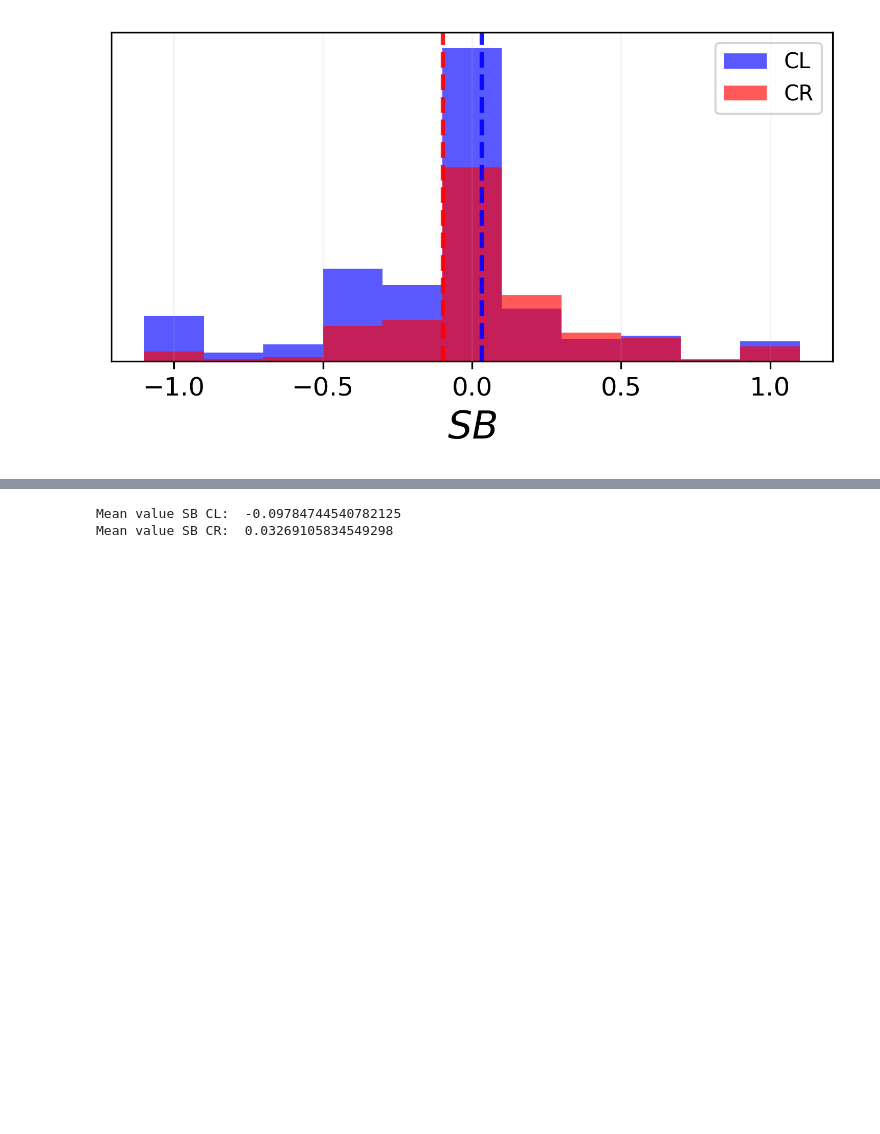
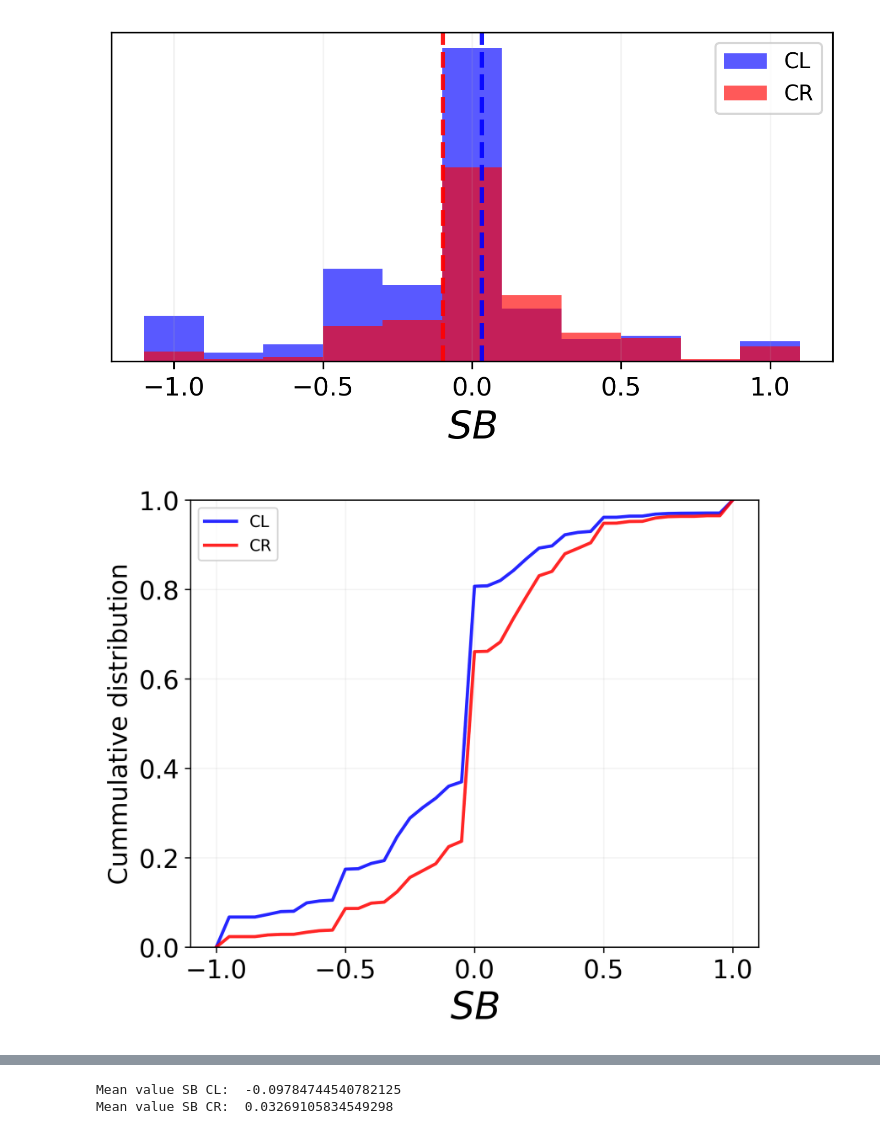
Before and after one commit to spinto88/SocialMediaBiasAndPolarization, a Jupyter notebook: CherryPickingPhenomena.ipynb, the cells around one changed output, grey strips where cells are left out. Drawn from its saved outputs; the diff is of its cells as text; code cells hidden in the pictures; blank space fills up the shorter version.

```diff
--- a/CherryPickingPhenomena.ipynb
+++ b/CherryPickingPhenomena.ipynb
@@ -64,3 +64,24 @@ plt.savefig('New_figure3_0.pdf')
 plt.show()
 # %% [output]
 [figure]
+# %%
+fig, ax = plt.subplots(figsize = (6, 5), dpi = 300)
+
+xrange = np.arange(-1, 1.01, 0.05)
+SB_CR_cum = [np.sum(SB_CR.to_numpy() < x) / SB_CR.shape[0] for x in xrange]
+SB_CL_cum = [np.sum(SB_CL.to_numpy() < x) / SB_CL.shape[0] for x in xrange]
+
+plt.plot(xrange, SB_CL_cum, color = 'b', linewidth = 2, alpha = 0.85, label = 'CL')
+plt.plot(xrange, SB_CR_cum, color = 'r', linewidth = 2, alpha = 0.85, label = 'CR')
+plt.grid(True, alpha = 0.15)
+plt.ylim([0.00, 1.00])
+plt.legend(loc = 'best')
+plt.xlabel('$SB$', size = 24)
+plt.xticks([-1, -0.5, 0., 0.5, 1], size = 16)
+plt.yticks(size = 16)
+plt.ylabel('Cummulative distribution', size = 16)
+plt.tight_layout()
+plt.savefig('Cummulative_distribution.png')
+plt.show()
+# %% [output]
+[figure, added]
```
Also changed, not shown: parts of 2 cells of this notebook, 1 other file.
